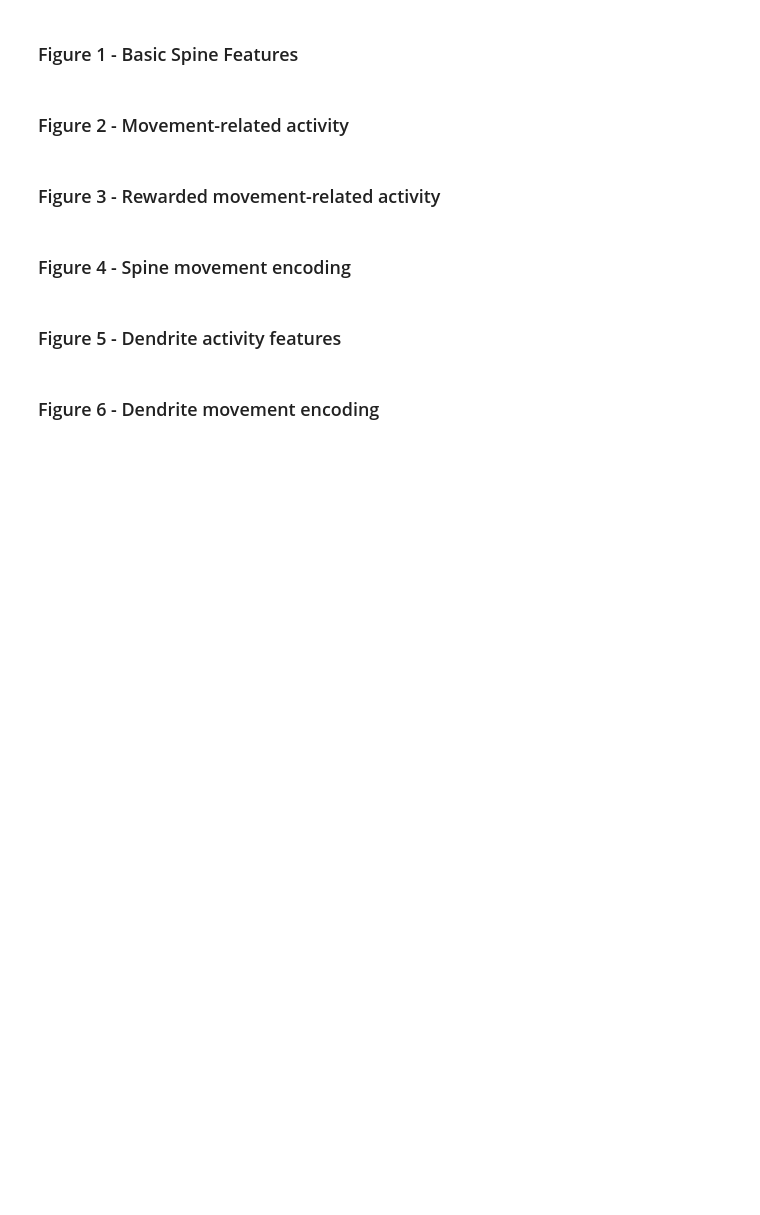
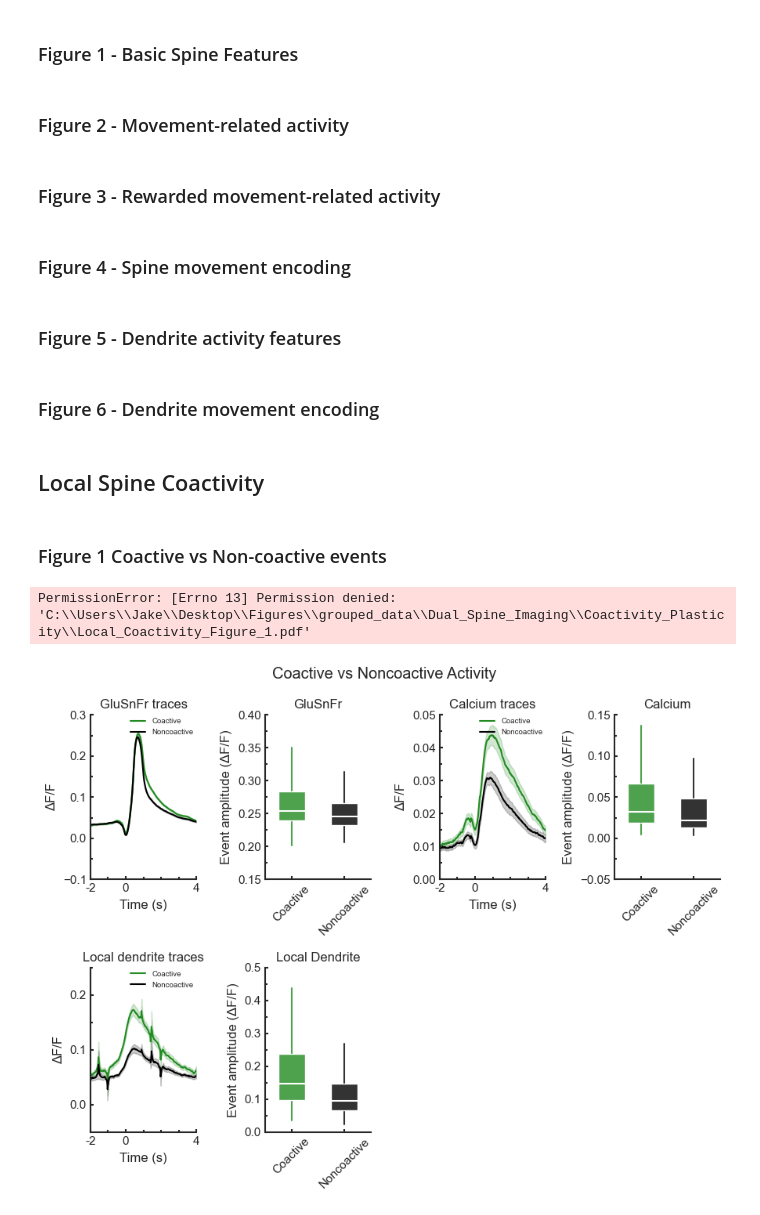
Before and after one commit to wjakewright/Lab_Analyses, a Jupyter notebook: Lab_Analyses/Spine_Analysis_v2/Apical_Coactivity_Analysis.ipynb, the cells around one changed output. Saved outputs shown, nothing was run; the diff lists cells and outputs as text; code cells hidden in the pictures; blank space fills up the shorter version.

Commit message:
started adding coactivity plots

```diff
--- a/Lab_Analyses/Spine_Analysis_v2/Apical_Coactivity_Analysis.ipynb
+++ b/Lab_Analyses/Spine_Analysis_v2/Apical_Coactivity_Analysis.ipynb
@@ -318,0 +303,2 @@ else:
+# %% [markdown]
+## Local Spine Coactivity
@@ -318,0 +349,15 @@ else:
+# %% [markdown]
+### Figure 1 Coactive vs Non-coactive events
+# %%
+local_plotting.plot_coactive_vs_noncoactive_events(
+    dataset=all_coactivity_data,
+    figsize=(9, 7),
+    showmeans=False,
+    test_type=test_type,
+    display_stats=True,
+    save=True,
+    save_path=figure_path
+)
+# %% [output]
+PermissionError: [Errno 13] Permission denied: 'C:\\Users\\Jake\\Desktop\\Figures\\grouped_data\\Dual_Spine_Imaging\\Coactivity_Plasticity\\Local_Coactivity_Figure_1.pdf'
+[figure, added]
```
Also changed, not shown: parts of 16 cells of this notebook.
